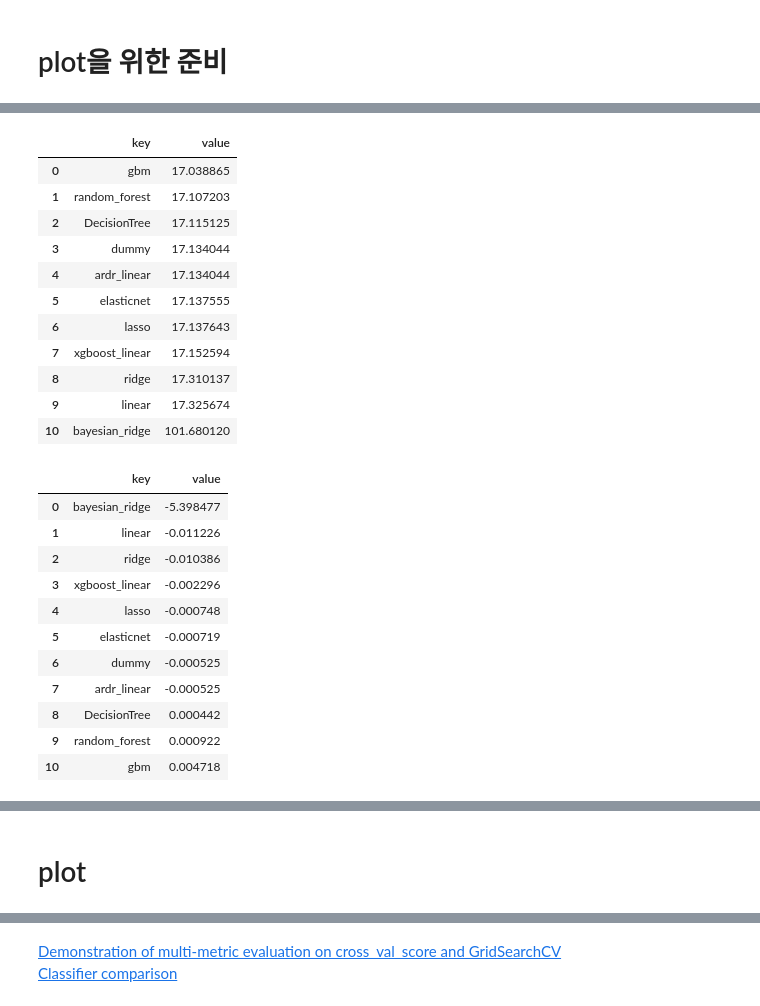
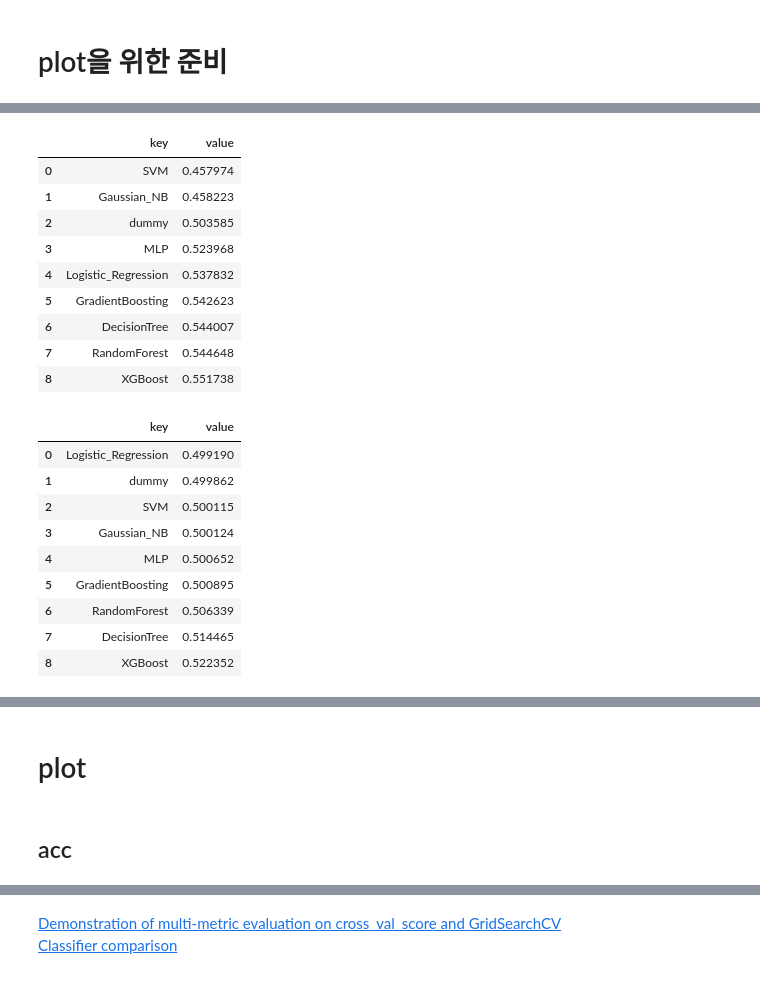
Before and after one commit to GaYounKoh/stock_data, a Jupyter notebook: [14w] -5 classification plots.ipynb, the cells around one changed output, grey strips where cells are left out. Saved outputs shown, nothing was run; the diff lists cells and outputs as text; code cells hidden in the pictures.

```diff
--- a/[14w] -5 classification plots.ipynb
+++ b/[14w] -5 classification plots.ipynb
@@ -407,45 +737,51 @@ cv_score_lst
 # %%
 # 다시 dic
-mse_score_dic = {}
-r2_score_dic = {}
-cv_score_dic = {}
+acc_score_dic = {}
+rocauc_score_dic = {}
+f1_score_dic = {}
+jaccard_score_dic = {}
+dum_score_dic = {}
 
-for i in mse_score_lst:
-    mse_score_dic[i[0]] = i[1]
-r2_score_dic = {i[0]:i[1] for i in r2_score_lst}
-cv_score_dic = {i[0]:i[1] for i in cv_score_lst}
+for i in acc_score_lst:
+    acc_score_dic[i[0]] = i[1]
+rocauc_score_dic = {i[0]:i[1] for i in rocauc_score_lst}
+f1_score_dic = {i[0]:i[1] for i in f1_score_lst}
+jaccard_score_dic = {i[0]:i[1] for i in jaccard_score_lst}
+dum_score_dic = {i[0]:i[1] for i in dum_score_lst}
 # %%
-mse_df = pd.DataFrame(mse_score_dic.items(), columns=['key', 'value'])
-mse_df
+acc_df = pd.DataFrame(acc_score_dic.items(), columns=['key', 'value'])
+acc_df
 
-r2_df = pd.DataFrame(r2_score_dic.items(), columns=['key', 'value'])
-r2_df
+rocauc_df = pd.DataFrame(rocauc_score_dic.items(), columns=['key', 'value'])
+rocauc_df
 
-cv_df = pd.DataFrame(cv_score_dic.items(), columns=['key', 'value'])
-cv_df
+f1_df = pd.DataFrame(f1_score_dic.items(), columns=['key', 'value'])
+f1_df
+
+jaccard_df = pd.DataFrame(jaccard_score_dic.items(), columns=['key', 'value'])
+jaccard_df
+
+dum_df = pd.DataFrame(dum_score_dic.items(), columns=['key', 'value'])
+dum_df
 # %% [output]
 |  | key | value |
-| 0 | gbm | 17.038865 |
-| 1 | random_forest | 17.107203 |
-| 2 | DecisionTree | 17.115125 |
-| 3 | dummy | 17.134044 |
-| 4 | ardr_linear | 17.134044 |
-| 5 | elasticnet | 17.137555 |
-| 6 | lasso | 17.137643 |
-| 7 | xgboost_linear | 17.152594 |
-| 8 | ridge | 17.310137 |
-| 9 | linear | 17.325674 |
-| 10 | bayesian_ridge | 101.680120 |
+| 0 | SVM | 0.457974 |
+| 1 | Gaussian_NB | 0.458223 |
+| 2 | dummy | 0.503585 |
+| 3 | MLP | 0.523968 |
+| 4 | Logistic_Regression | 0.537832 |
+| 5 | GradientBoosting | 0.542623 |
+| 6 | DecisionTree | 0.544007 |
+| 7 | RandomForest | 0.544648 |
+| 8 | XGBoost | 0.551738 |
 |  | key | value |
-| 0 | bayesian_ridge | -5.398477 |
-| 1 | linear | -0.011226 |
-| 2 | ridge | -0.010386 |
-| 3 | xgboost_linear | -0.002296 |
-| 4 | lasso | -0.000748 |
-| 5 | elasticnet | -0.000719 |
-| 6 | dummy | -0.000525 |
-| 7 | ardr_linear | -0.000525 |
-| 8 | DecisionTree | 0.000442 |
-| 9 | random_forest | 0.000922 |
-| 10 | gbm | 0.004718 |
+| 0 | Logistic_Regression | 0.499190 |
+| 1 | dummy | 0.499862 |
+| 2 | SVM | 0.500115 |
+| 3 | Gaussian_NB | 0.500124 |
+| 4 | MLP | 0.500652 |
+| 5 | GradientBoosting | 0.500895 |
+| 6 | RandomForest | 0.506339 |
+| 7 | DecisionTree | 0.514465 |
+| 8 | XGBoost | 0.522352 |
 |  | key | value |
@@ -465,5 +819,7 @@ cv_df
 # %%
 import seaborn as sns
 import matplotlib.pyplot as plt
+# %% [markdown]
+## acc
 # %%
 plt.figure(figsize=(15,9), dpi = 50)
```
Also changed, not shown: parts of 16 cells of this notebook, 4 other files.
